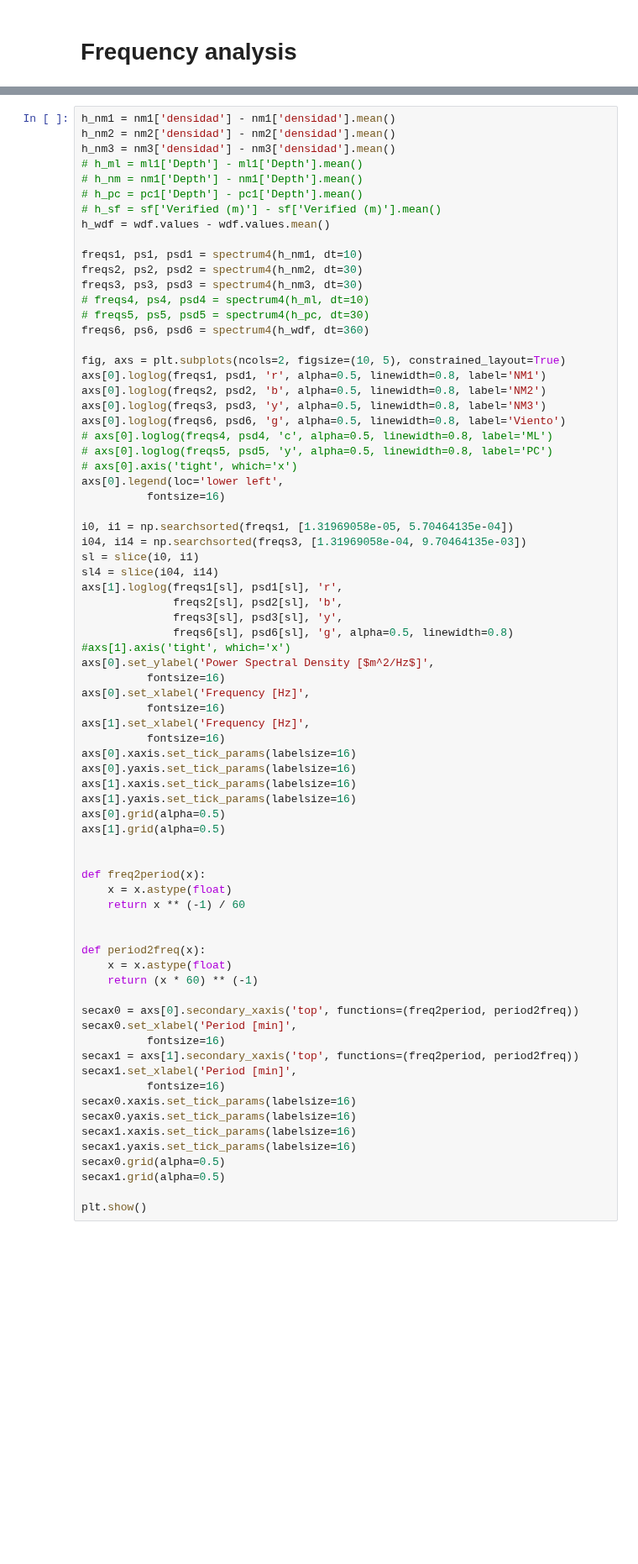
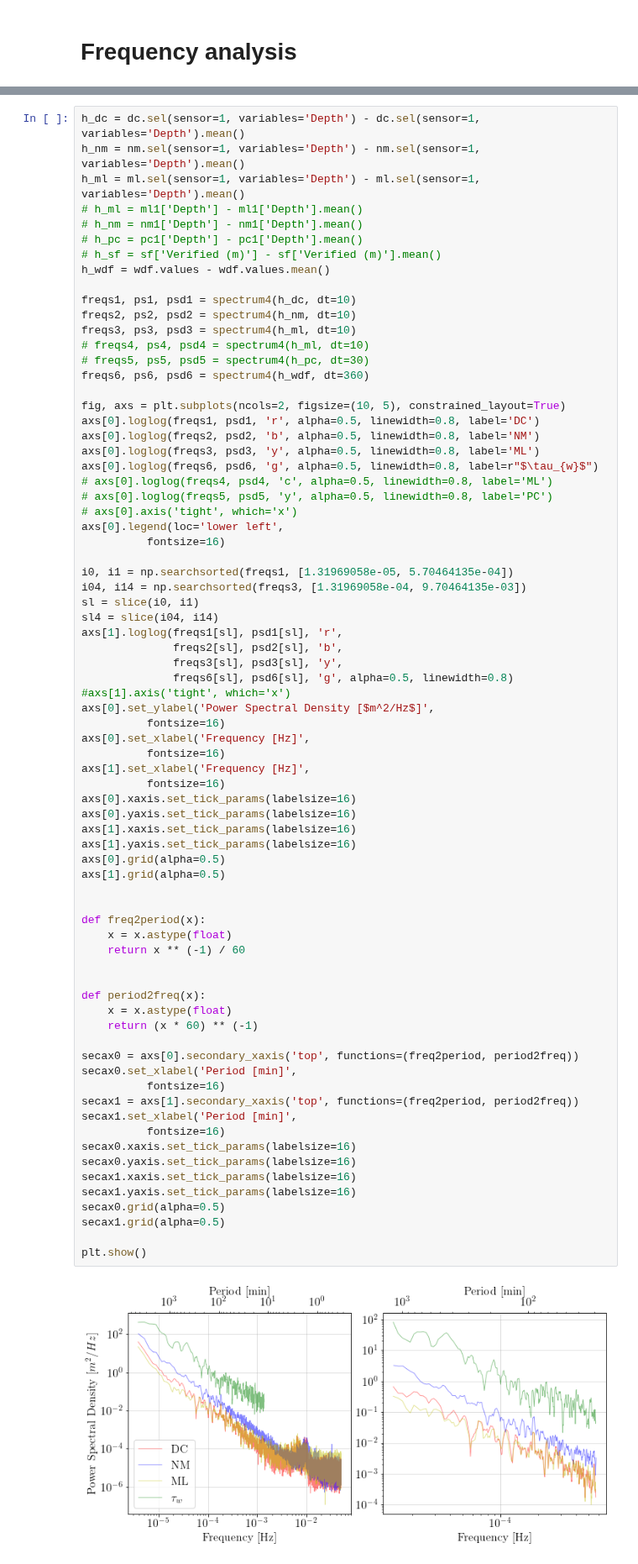
Before and after one commit to Dhannai/Thesis, a Jupyter notebook: febmar/surface_fluctuations.ipynb, the cells around one changed output, grey strips where cells are left out. Shown at 84% size. Cells and saved outputs as stored; diff of their text form; blank space fills up the shorter version.

```diff
--- a/febmar/surface_fluctuations.ipynb
+++ b/febmar/surface_fluctuations.ipynb
@@ -900,25 +917,25 @@ pc = PC_CTD.sel(time=slice("2012-02-11 00:00:00","2012-02-21 00:00:00")).v
 # %%
-h_nm1 = nm1['densidad'] - nm1['densidad'].mean()
-h_nm2 = nm2['densidad'] - nm2['densidad'].mean()
-h_nm3 = nm3['densidad'] - nm3['densidad'].mean()
+h_dc = dc.sel(sensor=1, variables='Depth') - dc.sel(sensor=1, variables='Depth').mean()
+h_nm = nm.sel(sensor=1, variables='Depth') - nm.sel(sensor=1, variables='Depth').mean()
+h_ml = ml.sel(sensor=1, variables='Depth') - ml.sel(sensor=1, variables='Depth').mean()
 # h_ml = ml1['Depth'] - ml1['Depth'].mean()
 # h_nm = nm1['Depth'] - nm1['Depth'].mean()
 # h_pc = pc1['Depth'] - pc1['Depth'].mean()
 # h_sf = sf['Verified (m)'] - sf['Verified (m)'].mean()
 h_wdf = wdf.values - wdf.values.mean()
 
-freqs1, ps1, psd1 = spectrum4(h_nm1, dt=10)
-freqs2, ps2, psd2 = spectrum4(h_nm2, dt=30)
-freqs3, ps3, psd3 = spectrum4(h_nm3, dt=30)
+freqs1, ps1, psd1 = spectrum4(h_dc, dt=10)
+freqs2, ps2, psd2 = spectrum4(h_nm, dt=10)
+freqs3, ps3, psd3 = spectrum4(h_ml, dt=10)
 # freqs4, ps4, psd4 = spectrum4(h_ml, dt=10)
 # freqs5, ps5, psd5 = spectrum4(h_pc, dt=30)
 freqs6, ps6, psd6 = spectrum4(h_wdf, dt=360)
 
 fig, axs = plt.subplots(ncols=2, figsize=(10, 5), constrained_layout=True)
-axs[0].loglog(freqs1, psd1, 'r', alpha=0.5, linewidth=0.8, label='NM1')
-axs[0].loglog(freqs2, psd2, 'b', alpha=0.5, linewidth=0.8, label='NM2')
-axs[0].loglog(freqs3, psd3, 'y', alpha=0.5, linewidth=0.8, label='NM3')
-axs[0].loglog(freqs6, psd6, 'g', alpha=0.5, linewidth=0.8, label='Viento')
+axs[0].loglog(freqs1, psd1, 'r', alpha=0.5, linewidth=0.8, label='DC')
+axs[0].loglog(freqs2, psd2, 'b', alpha=0.5, linewidth=0.8, label='NM')
+axs[0].loglog(freqs3, psd3, 'y', alpha=0.5, linewidth=0.8, label='ML')
+axs[0].loglog(freqs6, psd6, 'g', alpha=0.5, linewidth=0.8, label=r"$\tau_{w}$")
 # axs[0].loglog(freqs4, psd4, 'c', alpha=0.5, linewidth=0.8, label='ML')
 # axs[0].loglog(freqs5, psd5, 'y', alpha=0.5, linewidth=0.8, label='PC')
 # axs[0].axis('tight', which='x')
@@ -944,30 +961,32 @@ axs[0].xaxis.set_tick_params(labelsize=16)
 axs[0].yaxis.set_tick_params(labelsize=16)
 axs[1].xaxis.set_tick_params(labelsize=16)
 axs[1].yaxis.set_tick_params(labelsize=16)
 axs[0].grid(alpha=0.5)
 axs[1].grid(alpha=0.5)
 
 
 def freq2period(x):
     x = x.astype(float)
     return x ** (-1) / 60
 
 
 def period2freq(x):
     x = x.astype(float)
     return (x * 60) ** (-1)
 
 secax0 = axs[0].secondary_xaxis('top', functions=(freq2period, period2freq))
 secax0.set_xlabel('Period [min]',
           fontsize=16)
 secax1 = axs[1].secondary_xaxis('top', functions=(freq2period, period2freq))
 secax1.set_xlabel('Period [min]',
           fontsize=16)
 secax0.xaxis.set_tick_params(labelsize=16)
 secax0.yaxis.set_tick_params(labelsize=16)
 secax1.xaxis.set_tick_params(labelsize=16)
 secax1.yaxis.set_tick_params(labelsize=16)
 secax0.grid(alpha=0.5)
 secax1.grid(alpha=0.5)
 
 plt.show()
+# %% [output]
+[figure, added]
```
Also changed, not shown: parts of 7 cells of this notebook, 22 other files.
